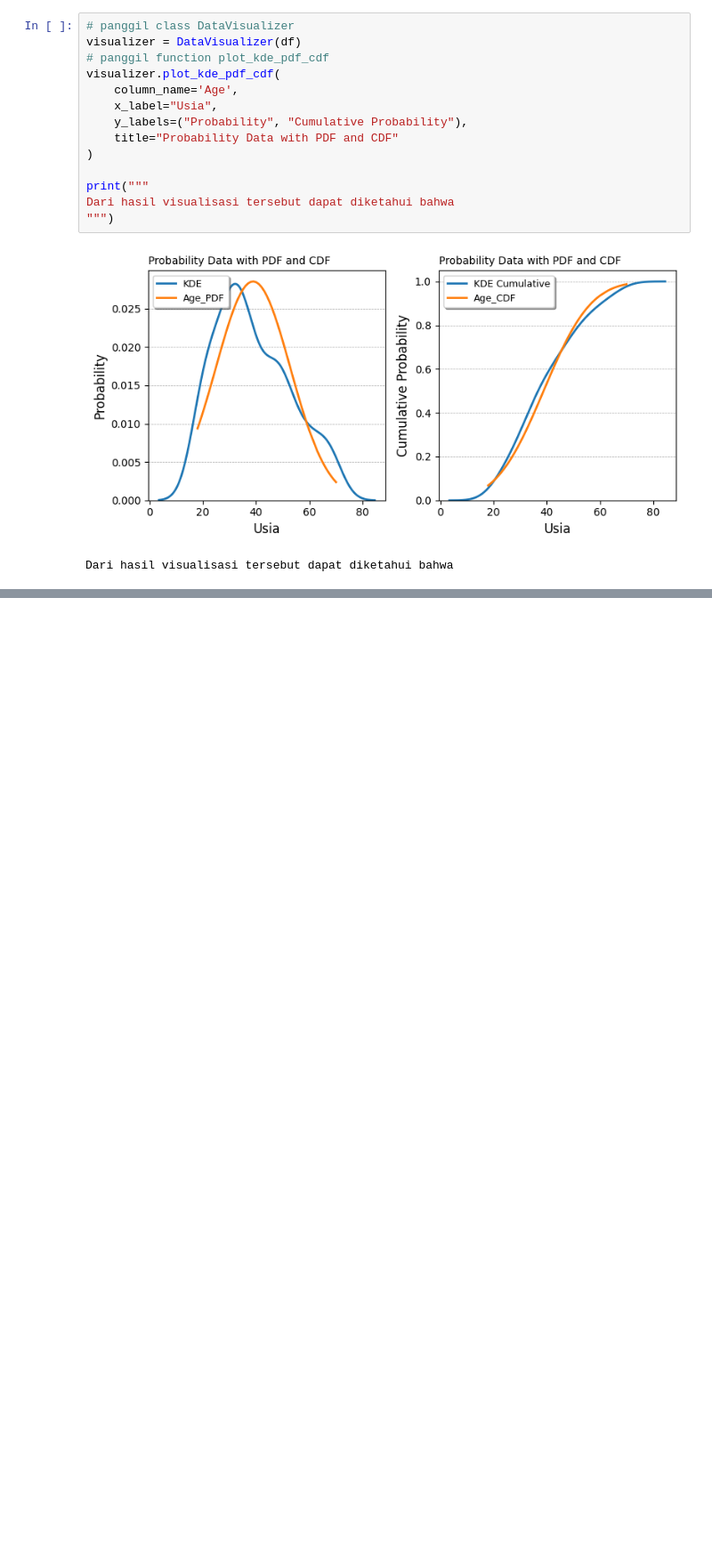
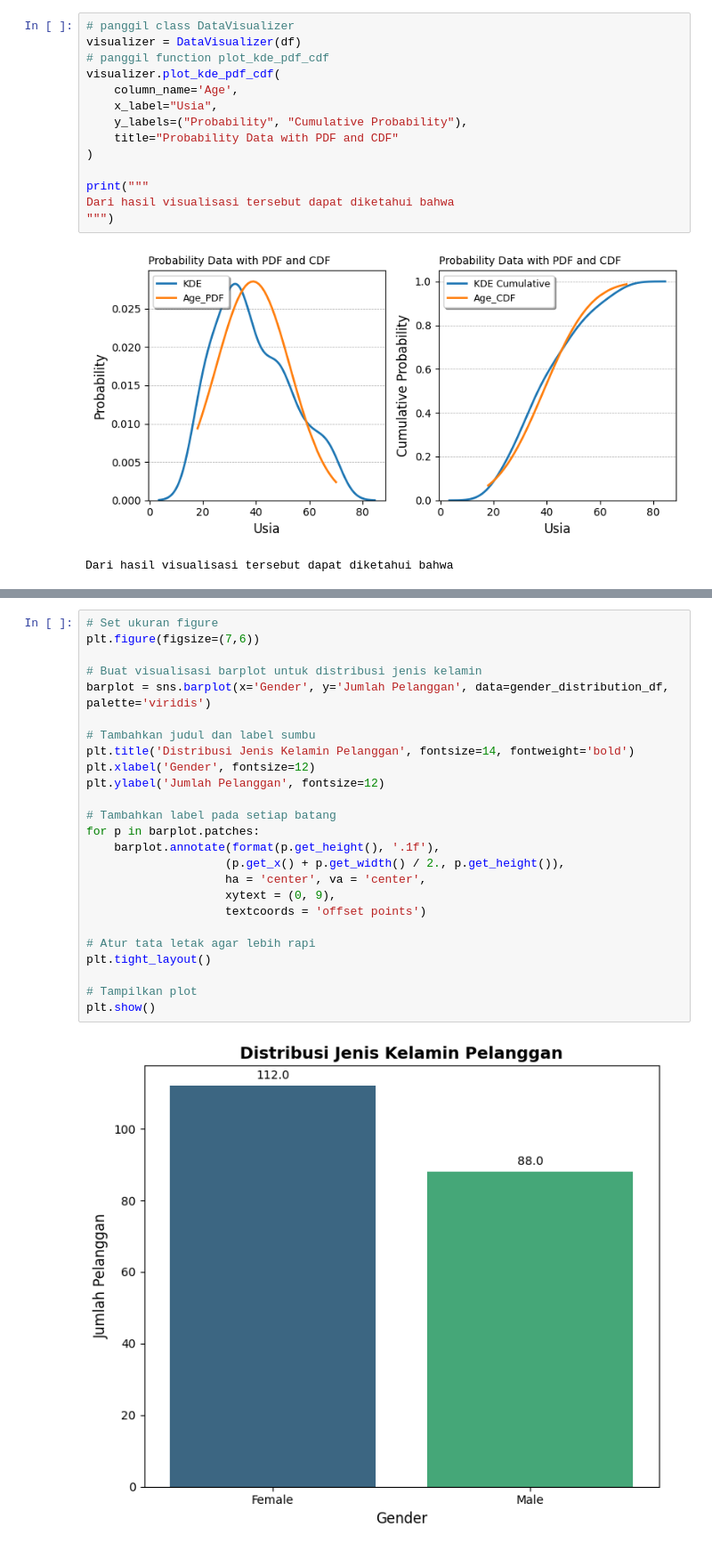
Before and after one commit to BlackBox-Ops/ML-Customer-Segmentation, a Jupyter notebook: notebooks/analisis_eda.ipynb, the cells around one changed output, grey strips where cells are left out. Shown at 89% size. Saved outputs shown, nothing was run; the diff lists cells and outputs as text; blank space fills up the shorter version.

Commit message:
menambahkan kode program untuk analisis distribusi data menggunakan query sql dan visualisasi data nya

```diff
--- a/notebooks/analisis_eda.ipynb
+++ b/notebooks/analisis_eda.ipynb
@@ -353,0 +407,27 @@ Dari hasil visualisasi tersebut dapat diketahui bahwa
+# %%
+# Set ukuran figure
+plt.figure(figsize=(7,6))
+
+# Buat visualisasi barplot untuk distribusi jenis kelamin
+barplot = sns.barplot(x='Gender', y='Jumlah Pelanggan', data=gender_distribution_df, palette='viridis')
+
+# Tambahkan judul dan label sumbu
+plt.title('Distribusi Jenis Kelamin Pelanggan', fontsize=14, fontweight='bold')
+plt.xlabel('Gender', fontsize=12)
+plt.ylabel('Jumlah Pelanggan', fontsize=12)
+
+# Tambahkan label pada setiap batang
+for p in barplot.patches:
+    barplot.annotate(format(p.get_height(), '.1f'),
+                    (p.get_x() + p.get_width() / 2., p.get_height()),
+                    ha = 'center', va = 'center',
+                    xytext = (0, 9),
+                    textcoords = 'offset points')
+
+# Atur tata letak agar lebih rapi
+plt.tight_layout()
+
+# Tampilkan plot
+plt.show()
+# %% [output]
+[figure, added]
```
Also changed, not shown: parts of 10 cells of this notebook.
